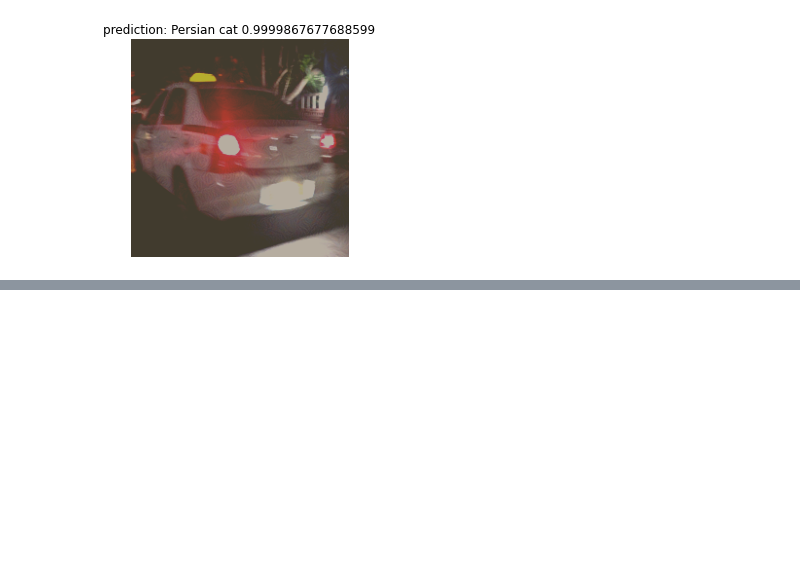
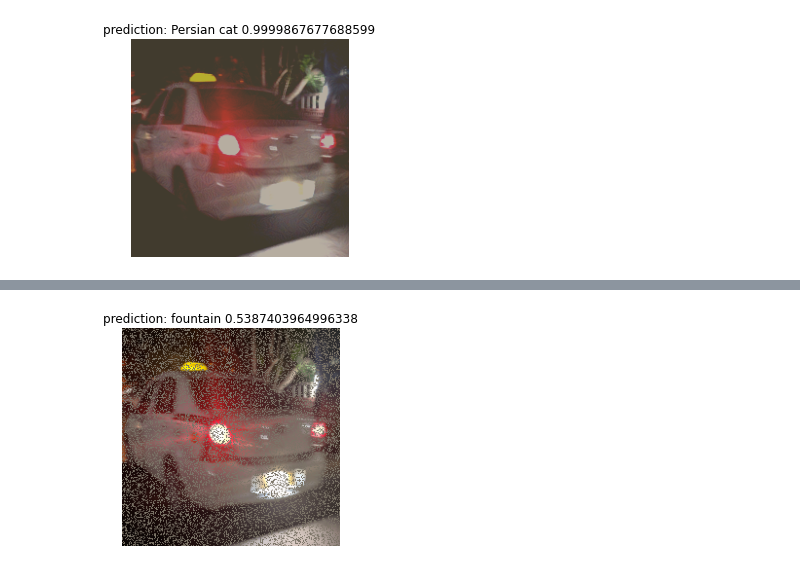
Before and after one commit to MittalNeha/SchoolOfAI_EMLO, a Jupyter notebook: 7. Model Explainability/Session7_Adveserial_Attacks.ipynb, the cells around one changed output, grey strips where cells are left out. Saved outputs shown, nothing was run; the diff lists cells and outputs as text; code cells hidden in the pictures; blank space fills up the shorter version.

```diff
--- a/7. Model Explainability/Session7_Adveserial_Attacks.ipynb
+++ b/7. Model Explainability/Session7_Adveserial_Attacks.ipynb
@@ -135,0 +192,5 @@ for img_name in os.listdir('test_images'):
+# %%
+new_pred_noise, score_noise = get_prediction(model, img_tensor_n)
+image_show(img_tensor_n, new_pred_noise + " " + str(score_noise))
+# %% [output]
+[figure, added]
```
Also changed, not shown: parts of 18 cells of this notebook.
